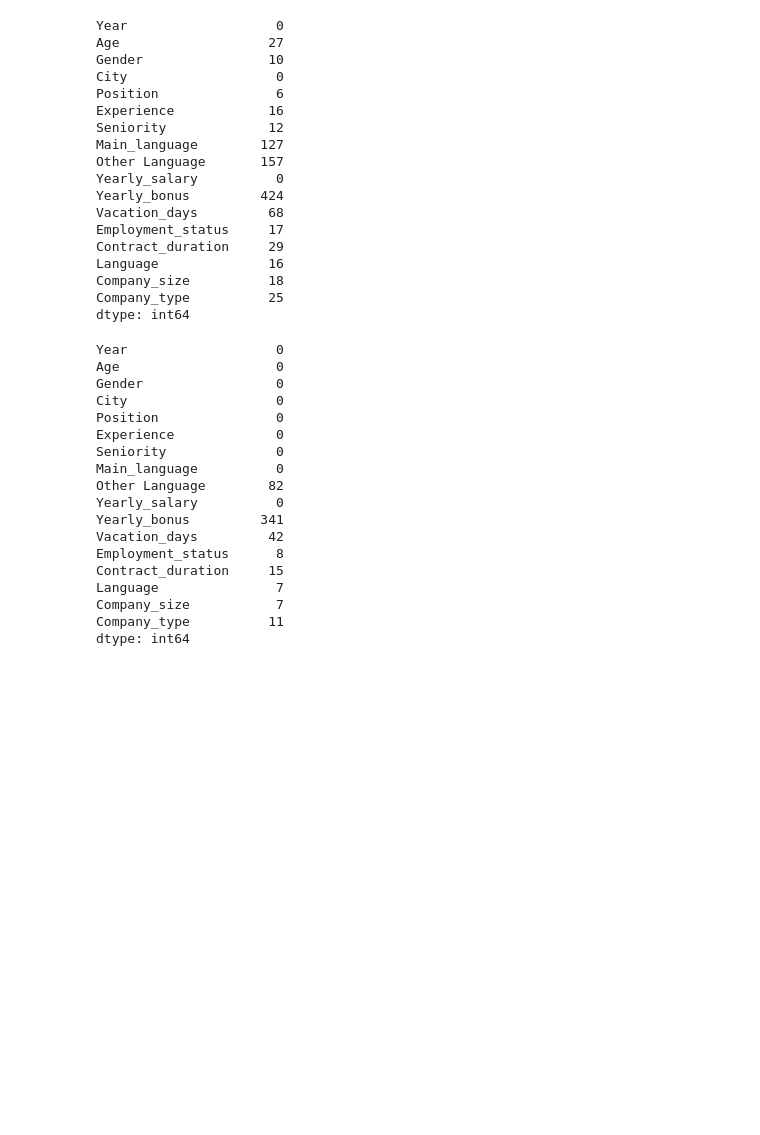
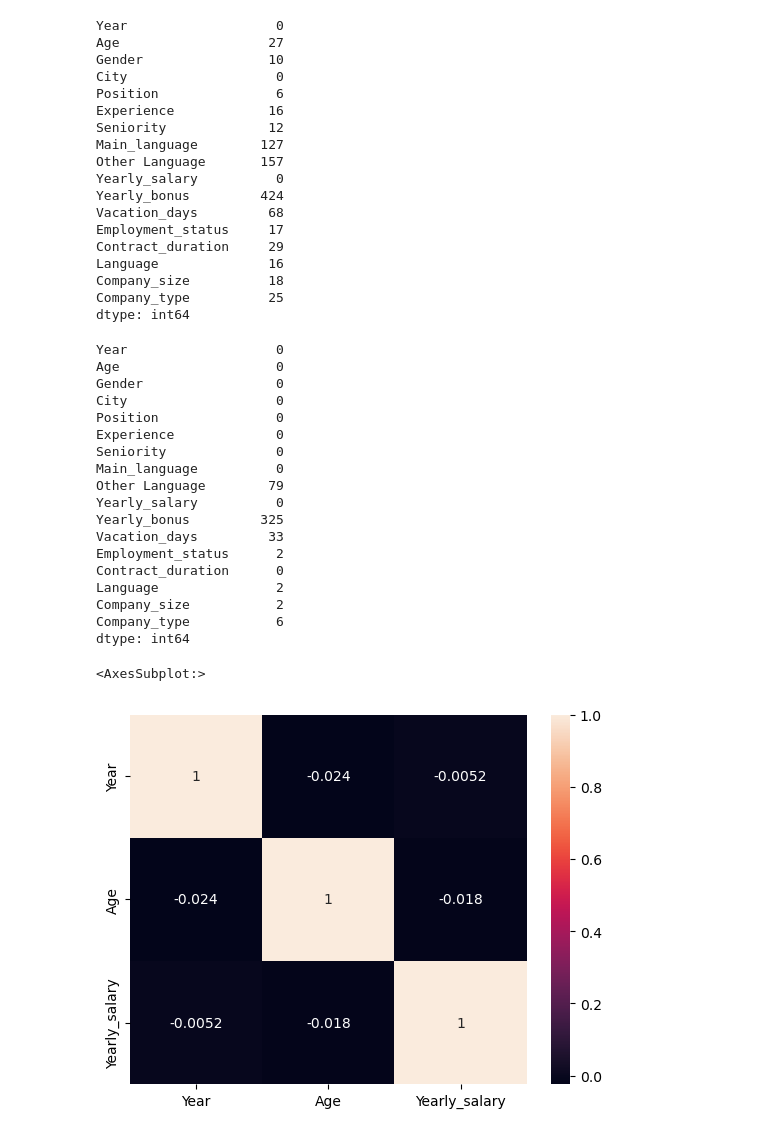
Before and after one commit to CKawara/Exploratory-Data-Analysis, a Jupyter notebook: EDA.ipynb, the cells around one changed output. Drawn from its saved outputs; the diff is of its cells as text; code cells hidden in the pictures; blank space fills up the shorter version.

```diff
--- a/EDA.ipynb
+++ b/EDA.ipynb
@@ -128,7 +133,7 @@ Company_type          25
 dtype: int64
 # %%
 # Drop missing and duplicate values
-data=data.dropna(subset=['Age','Gender','Position','Experience','Seniority','Main_language'])
+data=data.dropna(subset=['Age','Gender','Position','Experience','Seniority','Main_language', 'Сontract_duration'])
 data=data.drop_duplicates()
 # %%
 data.isna().sum()
@@ -141,16 +146,25 @@ Position               0
 Experience             0
 Seniority              0
 Main_language          0
-Other Language        82
+Other Language        79
 Yearly_salary          0
-Yearly_bonus         341
-Vacation_days         42
-Employment_status      8
-Сontract_duration     15
-Language               7
-Company_size           7
-Company_type          11
+Yearly_bonus         325
+Vacation_days         33
+Employment_status      2
+Сontract_duration      0
+Language               2
+Company_size           2
+Company_type           6
 dtype: int64
 # %%
 #  changing datetime to date
 data['Year'] = pd.to_datetime(data['Year']).dt.year
+# %%
+# relationship analysis
+
+corelation = data.corr()
+# %%
+sns.heatmap(corelation, xticklabels=corelation.columns, yticklabels=corelation.columns, annot=True)
+# %% [output]
+<AxesSubplot:>
+[figure, added]
```
Also changed, not shown: parts of 3 cells of this notebook.
